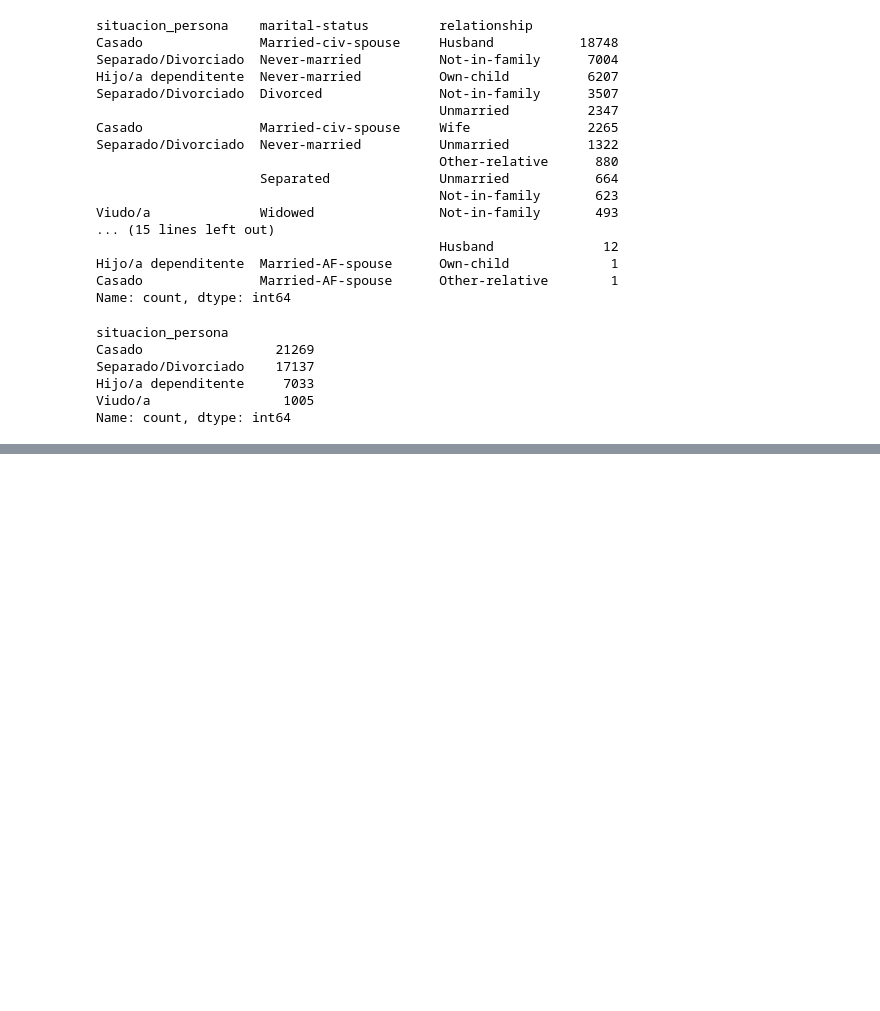
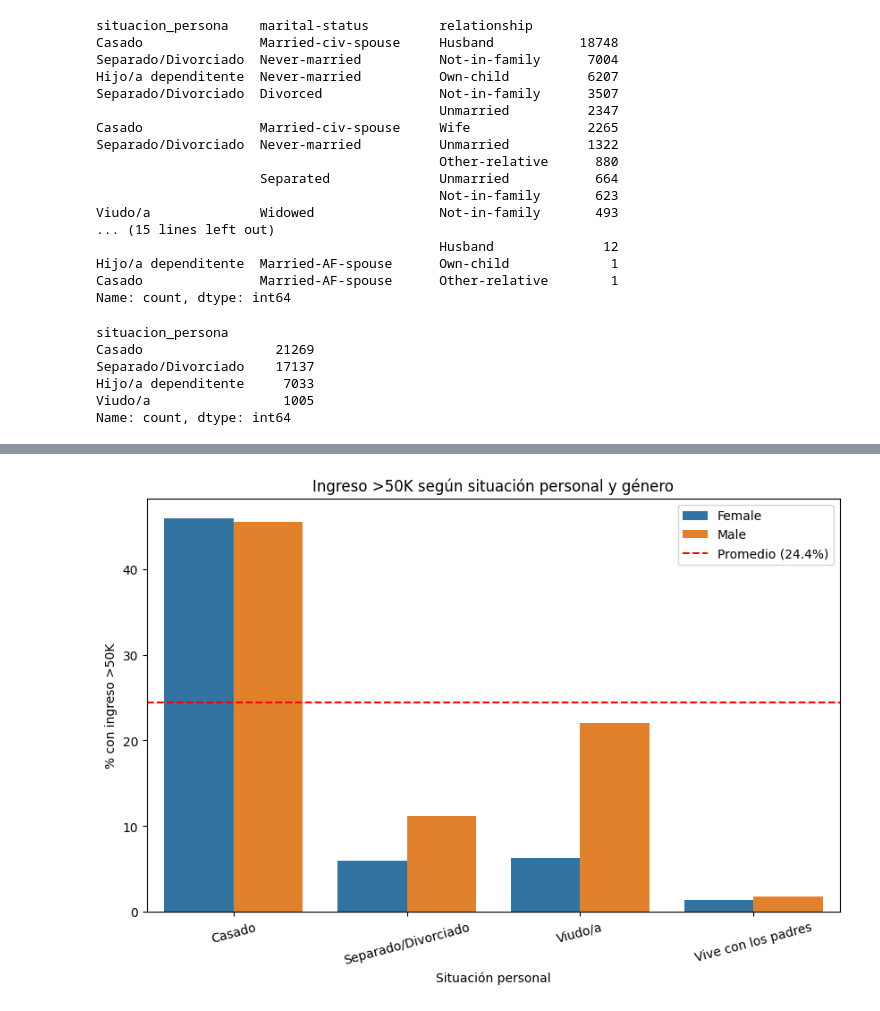
Before and after one commit to miqaapz98/IAA_2026, a Jupyter notebook: TP2_IAA.ipynb, the cells around one changed output, grey strips where cells are left out. Saved outputs shown, nothing was run; the diff lists cells and outputs as text; code cells hidden in the pictures; blank space fills up the shorter version.

```diff
--- a/TP2_IAA.ipynb
+++ b/TP2_IAA.ipynb
@@ -402,0 +403,40 @@ pd.crosstab(
+# %%
+import matplotlib.pyplot as plt
+import seaborn as sns
+
+# promedio de income por situación y género
+situacion_income = (
+    df.groupby(["situacion_persona", "gender"])["income_bin"]
+    .mean()
+    .reset_index()
+)
+
+# promedio general
+promedio = df["income_bin"].mean() * 100
+
+plt.figure(figsize=(10,6))
+
+sns.barplot(
+    data=situacion_income,
+    x="situacion_persona",
+    y=situacion_income["income_bin"] * 100,
+    hue="gender"
+)
+
+plt.axhline(
+    y=promedio,
+    color="red",
+    linestyle="--",
+    label=f"Promedio ({promedio:.1f}%)"
+)
+
+plt.ylabel("% con ingreso >50K")
+plt.xlabel("Situación personal")
+plt.title("Ingreso >50K según situación personal y género")
+
+plt.legend()
+plt.xticks(rotation=15)
+
+plt.show()
+# %% [output]
+[figure, added]
```
Also changed, not shown: parts of 4 cells of this notebook.
